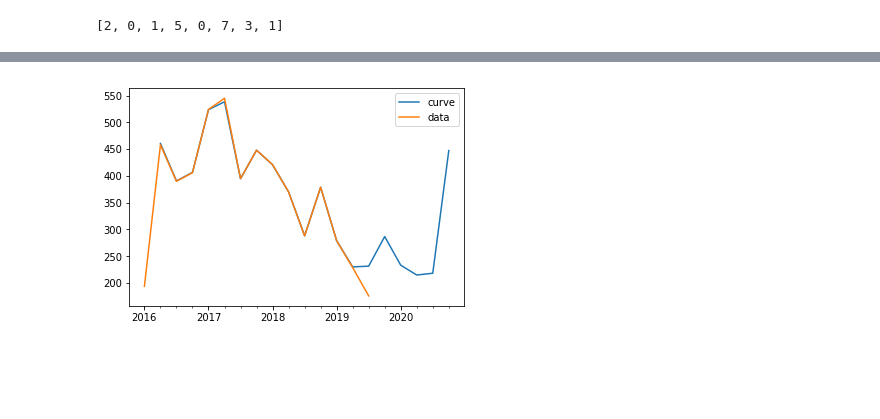
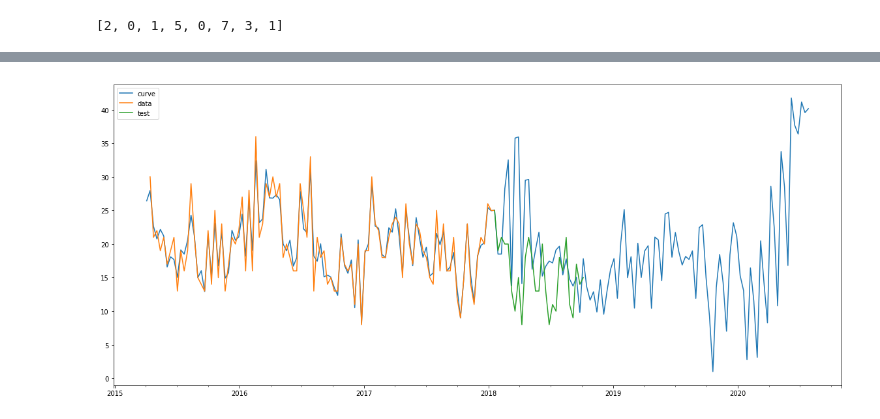
Before and after one commit to fanqie03/MyJupyterNotebook, a Jupyter notebook: analyze1.ipynb, the cells around one changed output, grey strips where cells are left out. Saved outputs shown, nothing was run; the diff lists cells and outputs as text; code cells hidden in the pictures; blank space fills up the shorter version.

Commit message:
add test data validate

```diff
--- a/analyze1.ipynb
+++ b/analyze1.ipynb
@@ -129,33 +129,47 @@ import tensorflow as tf
 import random
 
 # 正则化损失函数系数
-REGULARIZATION_RATE = 0.2
+REGULARIZATION_RATE = 0.05
 # 隐藏层神经元数目
 HIDDEN_LAYER=50
 # 输出节点数目
 OUTPUT_NODE=1
-FREQ='Q-JAN'
-KEYWORD='白'
+FREQ='10d'
+KEYWORD='红'
 
-# 清空图
-tf.reset_default_graph()
+train_percent = 0.8
 
 
-# 数据
+
+# 获取数据
 col = pymongo.MongoClient('localhost')['scrapy']['HypebeastItem']
 cursor = col.find()
 s = analyze(cursor,KEYWORD)
 s = s.resample(FREQ).sum()
+# 去掉第一个和最后一个数据
 ss = s[1:-1]
+
+train_size = int(train_percent*len(ss))
+test_size = len(ss)-train_size
+train_data = ss[:train_size]
+test_data = ss[train_size-1:]
+raw_data = s
+test_x = [decompose_num(str(t.date()).split('-')) for t in test_data.index]
+test_y = [[t] for t in test_data]
 
 resample_data=s
 resample_split_data=ss
 
-X=[decompose_num(str(t.date()).split('-')) for t in ss.index]
-Y = [[t] for t in ss]
+X=[decompose_num(str(t.date()).split('-')) for t in train_data.index]
+Y = [[t] for t in train_data]
 
 input_node=len(X[0])
 print(input_node)
+
+
+
+# 清空图
+tf.reset_default_graph()
 
 # 模型
 # 权重
@@ -192,9 +206,9 @@ loss = mse + regularization
 train_step = tf.train.AdamOptimizer(0.001).minimize(loss)
 
 
-# 测试数据
-test_x = [decompose_num(str(x.date()).split('-')) for x in pd.date_range(ss.index[0],periods=int(len(resample_split_data)*1.5),freq='Q-JAN')]
-test_y = None
+# 模型训练结果
+model_x = [decompose_num(str(x.date()).split('-')) for x in pd.date_range(raw_data.index[0],periods=int(len(raw_data)*1.5),freq=FREQ)]
+model_y = None
 
 # 声明tf.train.Saver用于保存模型
 saver = tf.train.Saver()
@@ -202,39 +216,44 @@ saver = tf.train.Saver()
 with tf.Session() as sess:
     init_op = tf.initialize_all_variables()
     sess.run(init_op)
-    STEPS = 20001
+    STEPS = 10001
     for i in range(STEPS):
         if i % 1000 == 0:
             print("After %d training step(s), MSE on all data is %g" % (i,sess.run(loss,feed_dict={x:X,y_:Y})))
         sess.run(train_step,feed_dict={x:X,y_:Y})
-#   测试结果
-    test_feed={x:test_x}
-    test_y = sess.run(y,feed_dict=test_feed)
-    test_y_s=Series([x[0] for x in test_y])
-    out_data = test_y_s
+#   模型训练结果
+    test_feed={x:model_x}
+    model_y = sess.run(y,feed_dict=test_feed)
+    model_y_s=Series([x[0] for x in model_y])
+    out_data = model_y_s
+
+    # 模型在测试集的表现
+    print("In the test data, the model MSE is %g" % sess.run(loss,feed_dict={x:test_x,y_:test_y}))
 
     # 模型导出
-    writer = tf.summary.FileWriter('log',sess.graph)
+#     writer = tf.summary.FileWriter('log',sess.graph)
     # 模型持久化
-    saver.save(sess,"model/{}.ckpt".format(KEYWORD))
+#     saver.save(sess,"model/{}.ckpt".format(KEYWORD))
 
     # 保存结果
     # 切换换回原来的坐标轴
-    # 需要resample_data,resample_split_data,out_data
-    out_data.index = pd.date_range(start=s.index[1],freq=FREQ,periods=len(out_data))
+    # 需要train_data,test_data,out_data
+    out_data.index = pd.date_range(start=raw_data.index[0],freq=FREQ,periods=len(out_data))
     # 合并原始数据转成字典
     df_data1 = DataFrame({'curve':out_data})
-    df_data2 = DataFrame({'data':resample_data})
+    df_data2 = DataFrame({'data':train_data})
+    df_data3 = DataFrame({'test':test_data})
     df_data = df_data1.add(df_data2,fill_value=0)
-    df_data.plot()
-    j_data = json.loads(df_data.to_json(orient='split',date_unit='s'))
+    df_data = df_data.add(df_data3,fill_value=0)
+    df_data.plot(figsize=(20, 8.5))
+#     j_data = json.loads(df_data.to_json(orient='split',date_unit='s'))
     # 添加key，freq，option
-    j_data['key'] = KEYWORD
-    j_data['freq']=FREQ
-    j_data['option']='TensorFlow'
+#     j_data['key'] = KEYWORD
+#     j_data['freq']=FREQ
+#     j_data['option']='TensorFlow'
 #     print(j_data)
     # 保存到MongoDB
-    predict_col = pymongo.MongoClient('localhost')['scrapy']['predict']
-    predict_col.update_one({"key":j_data['key'],"freq":j_data['freq']},{"$set":j_data},upsert=True)
+#     predict_col = pymongo.MongoClient('localhost')['scrapy']['predict']
+#     predict_col.update_one({"key":j_data['key'],"freq":j_data['freq']},{"$set":j_data},upsert=True)
 # %% [output]
 8
@@ -257 +272 @@ After 20000 training step(s), MSE on all data is 60.8604
-[figure, old version]
+[figure, new version]
```
Also changed, not shown: parts of 1 cell of this notebook.
